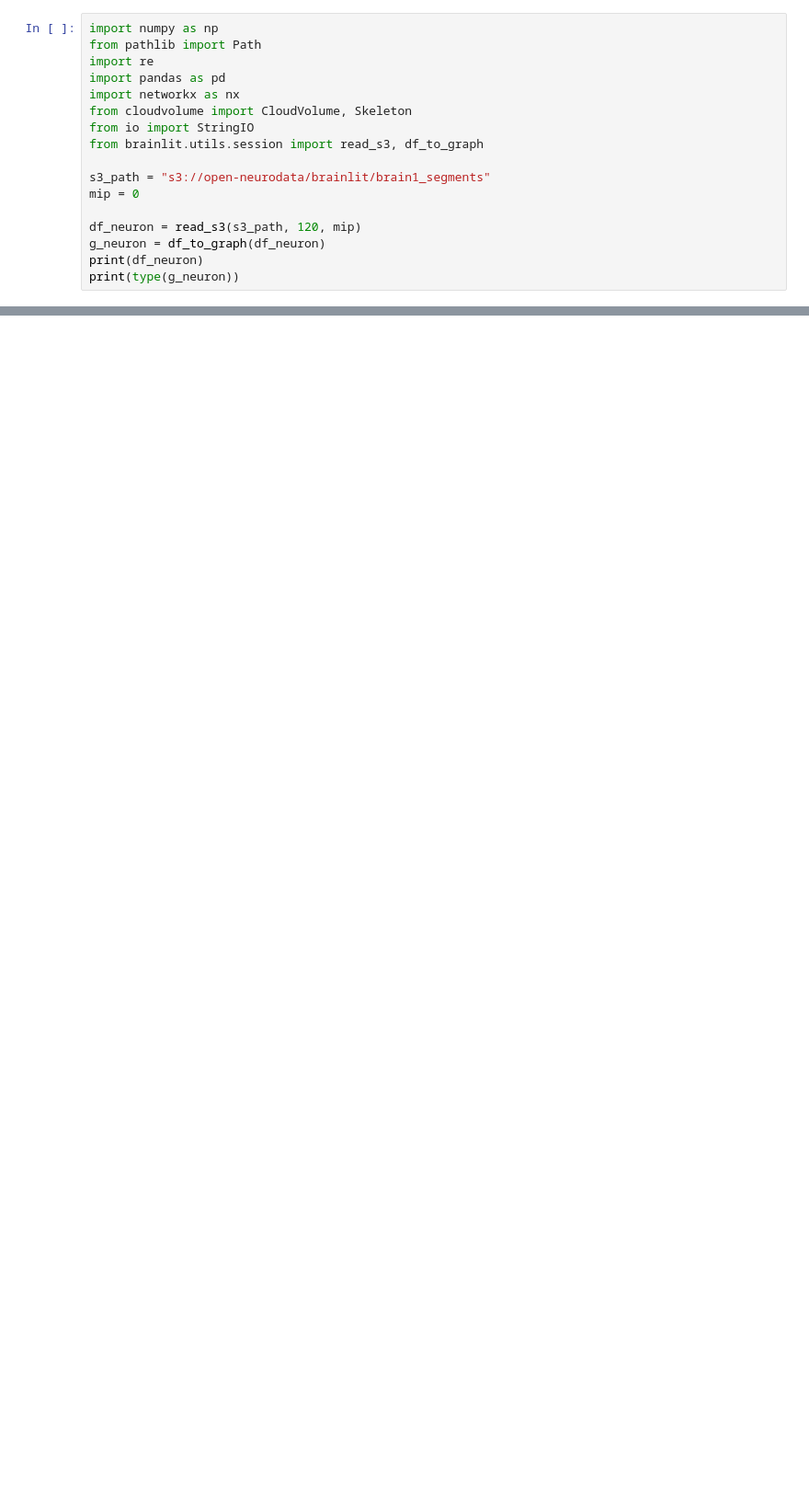
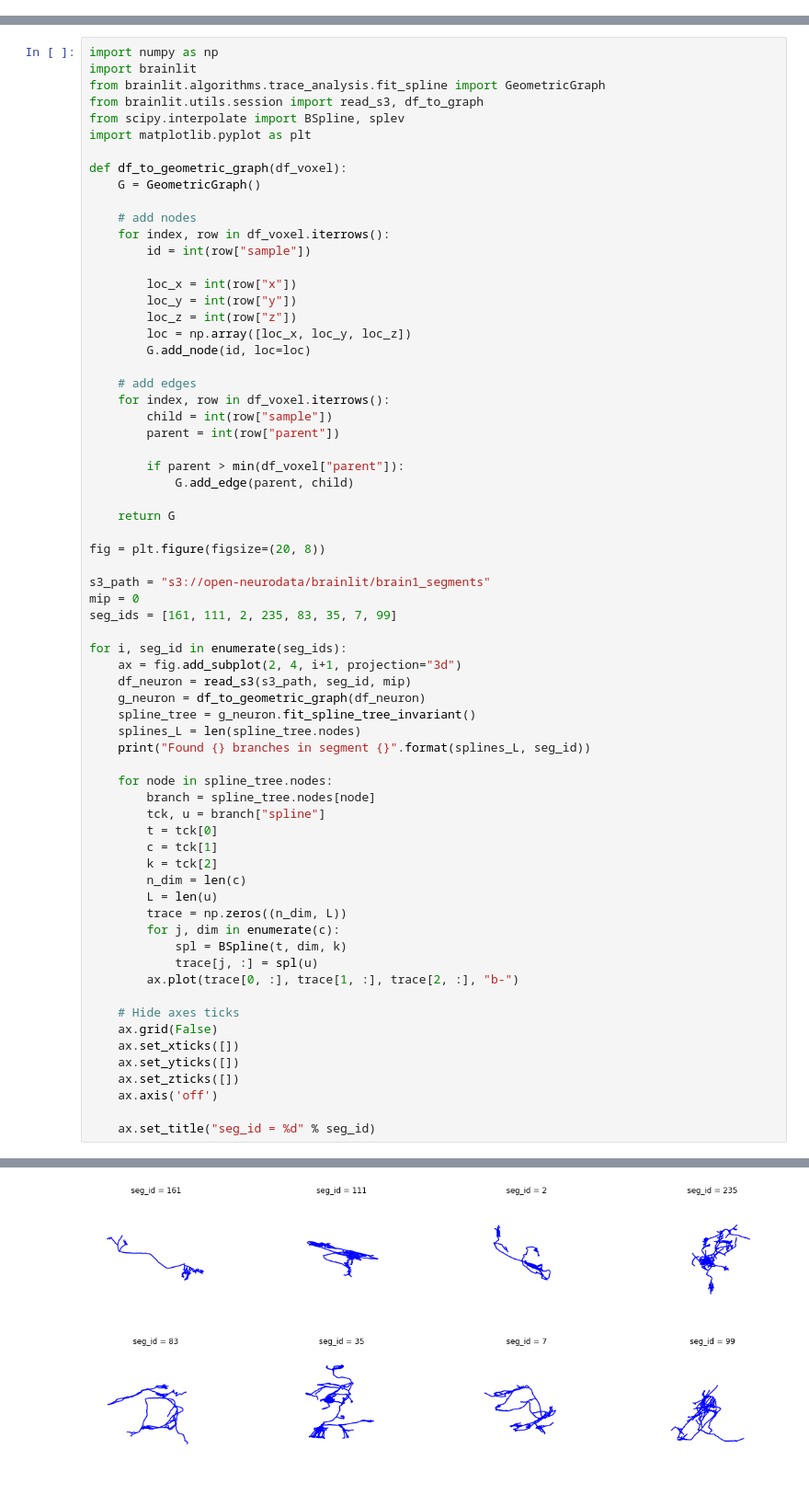
Before and after one commit to NeuroDataDesign/brainlit, a Jupyter notebook: docs/notebooks/algorithms/fit_spline_skeletons_tutorial.ipynb, the cells around one changed output, grey strips where cells are left out. Shown: that part at 92% size. Cells and saved outputs as stored; diff of their text form; blank space fills up the shorter version.

```diff
--- a/docs/notebooks/algorithms/fit_spline_skeletons_tutorial.ipynb
+++ b/docs/notebooks/algorithms/fit_spline_skeletons_tutorial.ipynb
@@ -1,17 +0,0 @@
-# %%
-import numpy as np
-from pathlib import Path
-import re
-import pandas as pd
-import networkx as nx
-from cloudvolume import CloudVolume, Skeleton
-from io import StringIO
-from brainlit.utils.session import read_s3, df_to_graph
-
-s3_path = "s3://open-neurodata/brainlit/brain1_segments"
-mip = 0
-
-df_neuron = read_s3(s3_path, 120, mip)
-g_neuron = df_to_graph(df_neuron)
-print(df_neuron)
-print(type(g_neuron))
@@ -33,0 +5,68 @@ print(type(g_neuron))
+# %%
+import numpy as np
+import brainlit
+from brainlit.algorithms.trace_analysis.fit_spline import GeometricGraph
+from brainlit.utils.session import read_s3, df_to_graph
+from scipy.interpolate import BSpline, splev
+import matplotlib.pyplot as plt
+
+def df_to_geometric_graph(df_voxel):
+    G = GeometricGraph()
+
+    # add nodes
+    for index, row in df_voxel.iterrows():
+        id = int(row["sample"])
+
+        loc_x = int(row["x"])
+        loc_y = int(row["y"])
+        loc_z = int(row["z"])
+        loc = np.array([loc_x, loc_y, loc_z])
+        G.add_node(id, loc=loc)
+
+    # add edges
+    for index, row in df_voxel.iterrows():
+        child = int(row["sample"])
+        parent = int(row["parent"])
+
+        if parent > min(df_voxel["parent"]):
+            G.add_edge(parent, child)
+
+    return G
+
+fig = plt.figure(figsize=(20, 8))
+
+s3_path = "s3://open-neurodata/brainlit/brain1_segments"
+mip = 0
+seg_ids = [161, 111, 2, 235, 83, 35, 7, 99]
+
+for i, seg_id in enumerate(seg_ids):
+    ax = fig.add_subplot(2, 4, i+1, projection="3d")
+    df_neuron = read_s3(s3_path, seg_id, mip)
+    g_neuron = df_to_geometric_graph(df_neuron)
+    spline_tree = g_neuron.fit_spline_tree_invariant()
+    splines_L = len(spline_tree.nodes)
+    print("Found {} branches in segment {}".format(splines_L, seg_id))
+
+    for node in spline_tree.nodes:
+        branch = spline_tree.nodes[node]
+        tck, u = branch["spline"]
+        t = tck[0]
+        c = tck[1]
+        k = tck[2]
+        n_dim = len(c)
+        L = len(u)
+        trace = np.zeros((n_dim, L))
+        for j, dim in enumerate(c):
+            spl = BSpline(t, dim, k)
+            trace[j, :] = spl(u)
+        ax.plot(trace[0, :], trace[1, :], trace[2, :], "b-")
+
+    # Hide axes ticks
+    ax.grid(False)
+    ax.set_xticks([])
+    ax.set_yticks([])
+    ax.set_zticks([])
+    ax.axis('off')
+
+    ax.set_title("seg_id = %d" % seg_id)
+# %% [output]
@@ -33,0 +80 @@ print(type(g_neuron))
+[figure, added]
```
Also changed, not shown: parts of 3 cells of this notebook.
